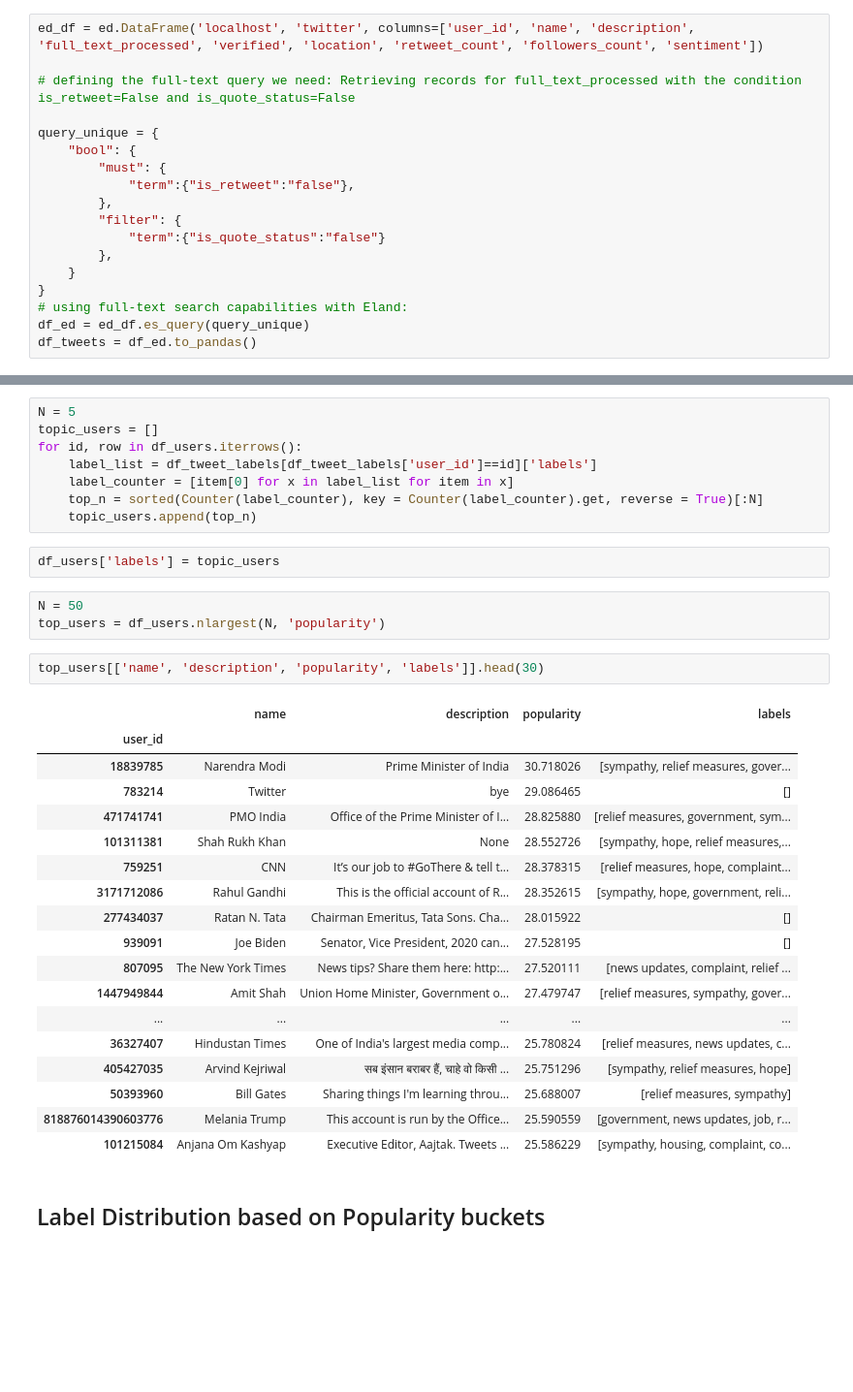
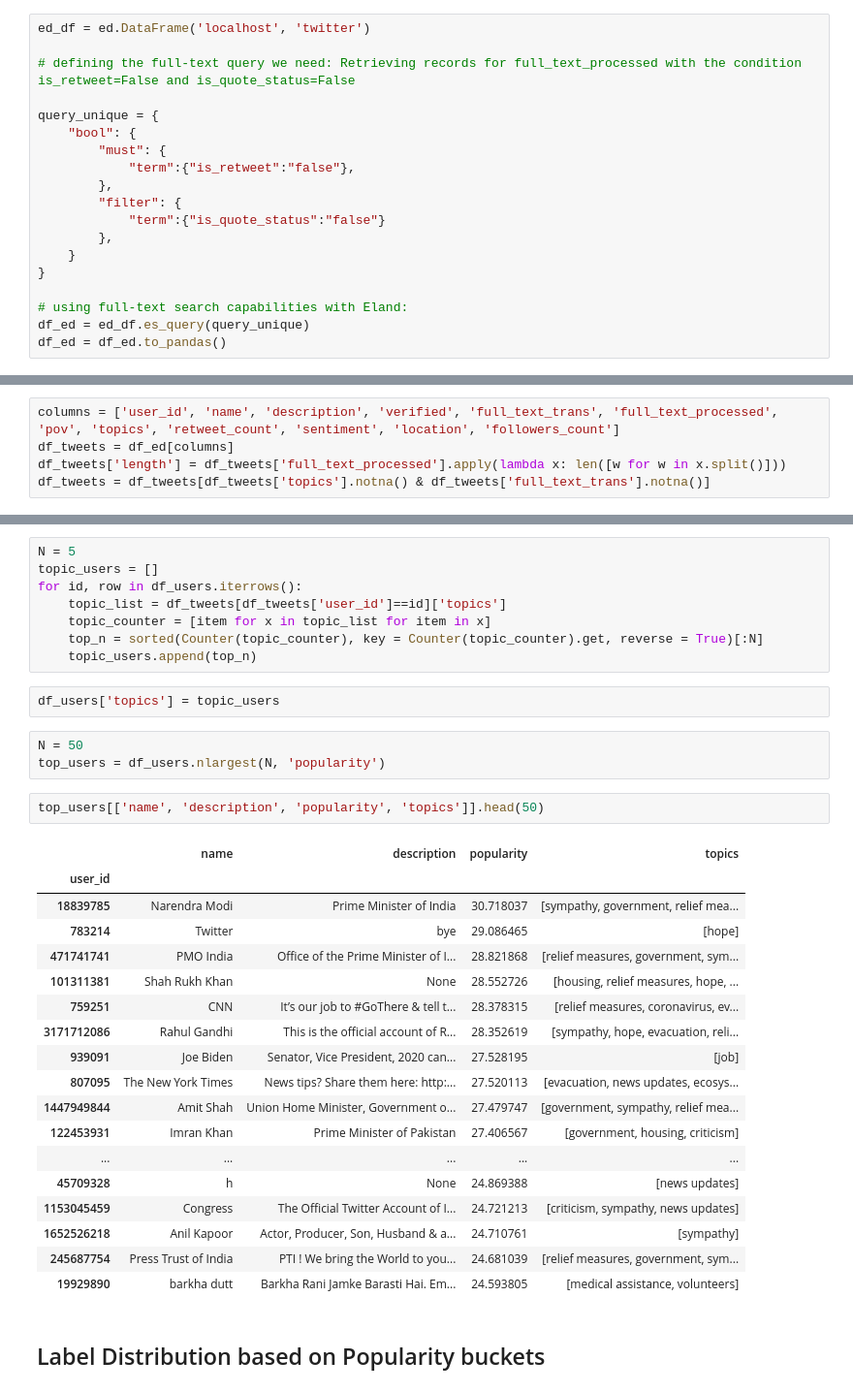
Before and after one commit to ancilcrayton/solve-iwmi, a Jupyter notebook: notebooks/4.1-km-user-zstc-analysis.ipynb, the cells around one changed output, grey strips where cells are left out. Shown: that part at 97% size. Saved outputs shown, nothing was run; the diff lists cells and outputs as text; blank space fills up the shorter version.

```diff
--- a/notebooks/4.1-km-user-zstc-analysis.ipynb
+++ b/notebooks/4.1-km-user-zstc-analysis.ipynb
@@ -31,5 +32,5 @@ THRESHOLD = 0.7
 # %%
-ed_df = ed.DataFrame('localhost', 'twitter', columns=['user_id', 'name', 'description', 'full_text_processed', 'verified', 'location', 'retweet_count', 'followers_count', 'sentiment'])
+ed_df = ed.DataFrame('localhost', 'twitter')
 
 # defining the full-text query we need: Retrieving records for full_text_processed with the condition is_retweet=False and is_quote_status=False
 
@@ -43,6 +44,7 @@ query_unique = {
         },
     }
 }
+
 # using full-text search capabilities with Eland:
 df_ed = ed_df.es_query(query_unique)
-df_tweets = df_ed.to_pandas()
+df_ed = df_ed.to_pandas()
@@ -51,3 +51,8 @@ df_tweets = df_ed.to_pandas()
+# %%
+columns = ['user_id', 'name', 'description', 'verified', 'full_text_trans', 'full_text_processed', 'pov', 'topics', 'retweet_count', 'sentiment', 'location', 'followers_count']
+df_tweets = df_ed[columns]
+df_tweets['length'] = df_tweets['full_text_processed'].apply(lambda x: len([w for w in x.split()]))
+df_tweets = df_tweets[df_tweets['topics'].notna() & df_tweets['full_text_trans'].notna()]
 # %%
 df_tweets.head()
 # %% [output]
@@ -195,36 +150,36 @@ df_tweet_labels.head()
 N = 5
 topic_users = []
 for id, row in df_users.iterrows():
-    label_list = df_tweet_labels[df_tweet_labels['user_id']==id]['labels']
-    label_counter = [item[0] for x in label_list for item in x]
-    top_n = sorted(Counter(label_counter), key = Counter(label_counter).get, reverse = True)[:N]
+    topic_list = df_tweets[df_tweets['user_id']==id]['topics']
+    topic_counter = [item for x in topic_list for item in x]
+    top_n = sorted(Counter(topic_counter), key = Counter(topic_counter).get, reverse = True)[:N]
     topic_users.append(top_n)
 # %%
-df_users['labels'] = topic_users
+df_users['topics'] = topic_users
 # %%
 N = 50
 top_users = df_users.nlargest(N, 'popularity')
 # %%
-top_users[['name', 'description', 'popularity', 'labels']].head(30)
+top_users[['name', 'description', 'popularity', 'topics']].head(50)
 # %% [output]
-|  | name | description | popularity | labels |
+|  | name | description | popularity | topics |
 | user_id |  |  |  |  |
-| 18839785 | Narendra Modi | Prime Minister of India | 30.718026 | [sympathy, relief measures, gover... |
-| 783214 | Twitter | bye | 29.086465 | [] |
-| 471741741 | PMO India | Office of the Prime Minister of I... | 28.825880 | [relief measures, government, sym... |
-| 101311381 | Shah Rukh Khan | None | 28.552726 | [sympathy, hope, relief measures,... |
-| 759251 | CNN | It’s our job to #GoThere & tell t... | 28.378315 | [relief measures, hope, complaint... |
-| 3171712086 | Rahul Gandhi | This is the official account of R... | 28.352615 | [sympathy, hope, government, reli... |
-| 277434037 | Ratan N. Tata | Chairman Emeritus, Tata Sons. Cha... | 28.015922 | [] |
-| 939091 | Joe Biden | Senator, Vice President, 2020 can... | 27.528195 | [] |
-| 807095 | The New York Times | News tips? Share them here: http:... | 27.520111 | [news updates, complaint, relief ... |
-| 1447949844 | Amit Shah | Union Home Minister, Government o... | 27.479747 | [relief measures, sympathy, gover... |
+| 18839785 | Narendra Modi | Prime Minister of India | 30.718037 | [sympathy, government, relief mea... |
+| 783214 | Twitter | bye | 29.086465 | [hope] |
+| 471741741 | PMO India | Office of the Prime Minister of I... | 28.821868 | [relief measures, government, sym... |
+| 101311381 | Shah Rukh Khan | None | 28.552726 | [housing, relief measures, hope, ... |
+| 759251 | CNN | It’s our job to #GoThere & tell t... | 28.378315 | [relief measures, coronavirus, ev... |
+| 3171712086 | Rahul Gandhi | This is the official account of R... | 28.352619 | [sympathy, hope, evacuation, reli... |
+| 939091 | Joe Biden | Senator, Vice President, 2020 can... | 27.528195 | [job] |
+| 807095 | The New York Times | News tips? Share them here: http:... | 27.520113 | [evacuation, news updates, ecosys... |
+| 1447949844 | Amit Shah | Union Home Minister, Government o... | 27.479747 | [government, sympathy, relief mea... |
+| 122453931 | Imran Khan | Prime Minister of Pakistan | 27.406567 | [government, housing, criticism] |
 | ... | ... | ... | ... | ... |
-| 36327407 | Hindustan Times | One of India's largest media comp... | 25.780824 | [relief measures, news updates, c... |
-| 405427035 | Arvind Kejriwal | सब इंसान बराबर हैं, चाहे वो किसी ... | 25.751296 | [sympathy, relief measures, hope] |
-| 50393960 | Bill Gates | Sharing things I'm learning throu... | 25.688007 | [relief measures, sympathy] |
-| 818876014390603776 | Melania Trump | This account is run by the Office... | 25.590559 | [government, news updates, job, r... |
-| 101215084 | Anjana Om Kashyap | Executive Editor, Aajtak. Tweets ... | 25.586229 | [sympathy, housing, complaint, co... |
+| 45709328 | h | None | 24.869388 | [news updates] |
+| 1153045459 | Congress | The Official Twitter Account of I... | 24.721213 | [criticism, sympathy, news updates] |
+| 1652526218 | Anil Kapoor | Actor, Producer, Son, Husband & a... | 24.710761 | [sympathy] |
+| 245687754 | Press Trust of India | PTI ! We bring the World to you... | 24.681039 | [relief measures, government, sym... |
+| 19929890 | barkha dutt | Barkha Rani Jamke Barasti Hai. Em... | 24.593805 | [medical assistance, volunteers] |
 # %% [markdown]
 ## Label Distribution based on Popularity buckets
 # %%
```
Also changed, not shown: parts of 21 cells of this notebook, 3 other files.
